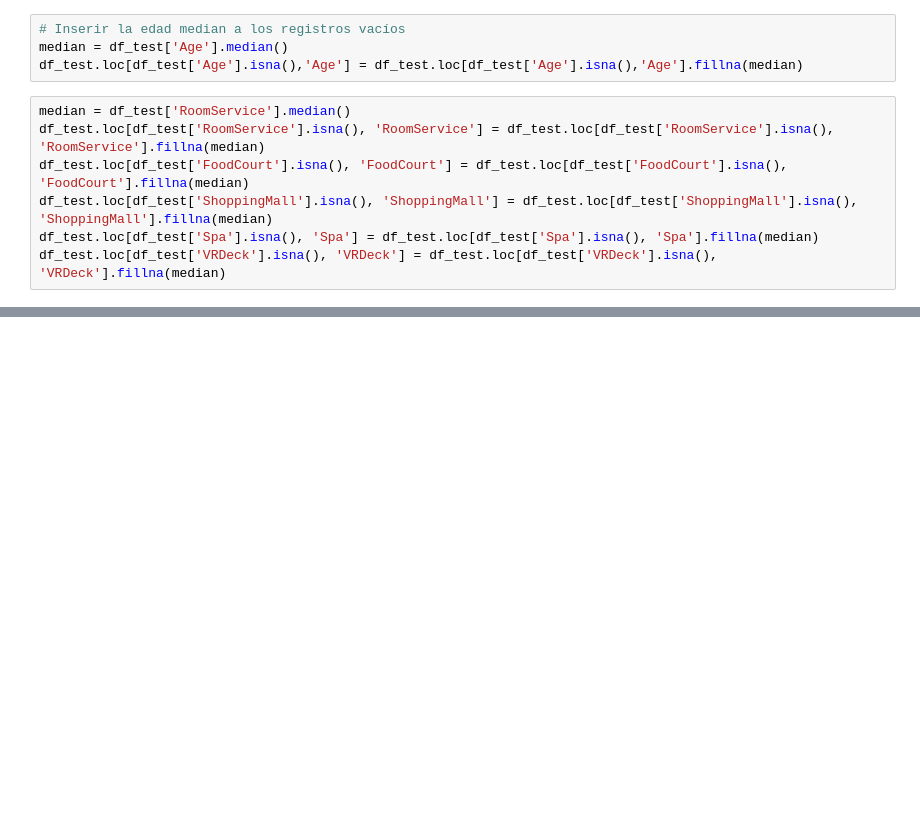
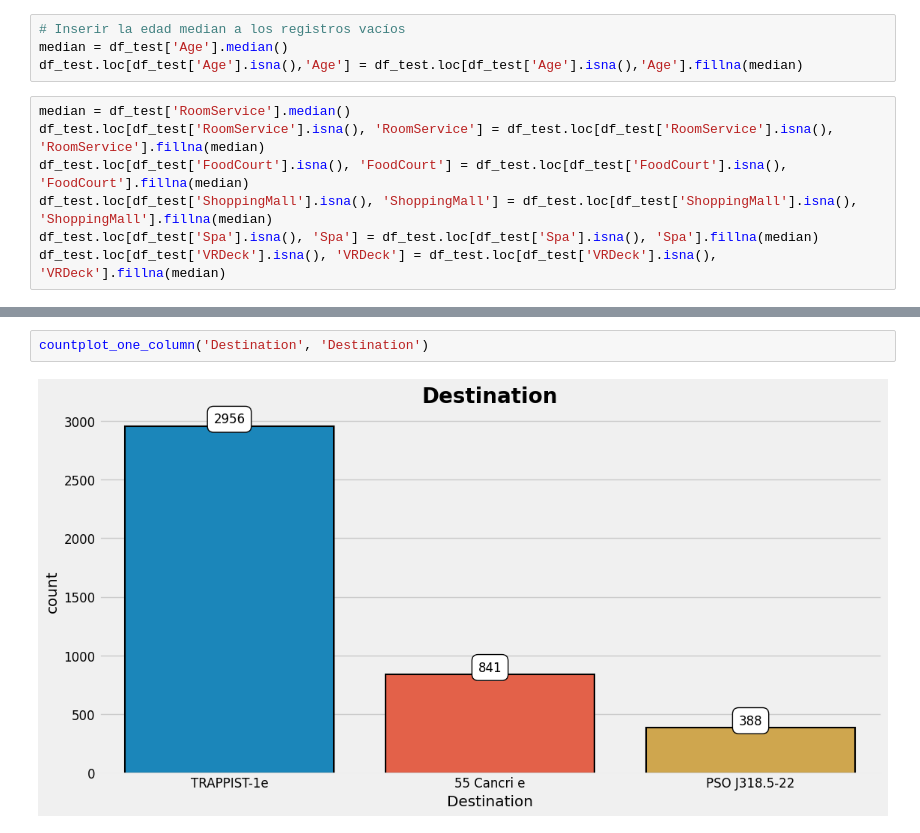
Before and after one commit to taniamvitoria/SpaceshipTitanic, a Jupyter notebook: SpaceshipTitanic.ipynb, the cells around one changed output, grey strips where cells are left out. Cells and saved outputs as stored; diff of their text form; blank space fills up the shorter version.

```diff
--- a/SpaceshipTitanic.ipynb
+++ b/SpaceshipTitanic.ipynb
@@ -465,0 +465,4 @@ dtype: int64
+# %%
+countplot_one_column('Destination', 'Destination')
+# %% [output]
+[figure, added]
```
Also changed, not shown: parts of 22 cells of this notebook.
